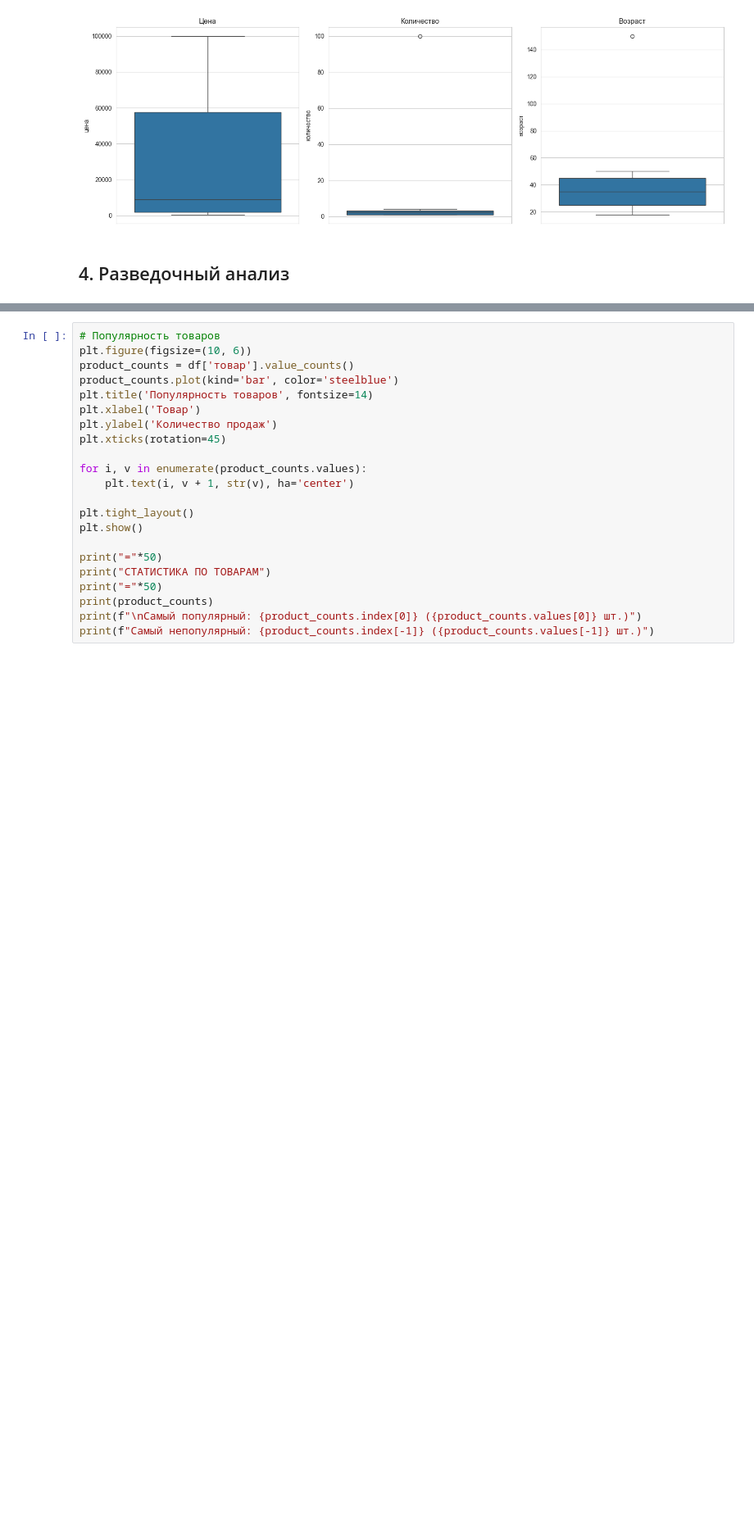
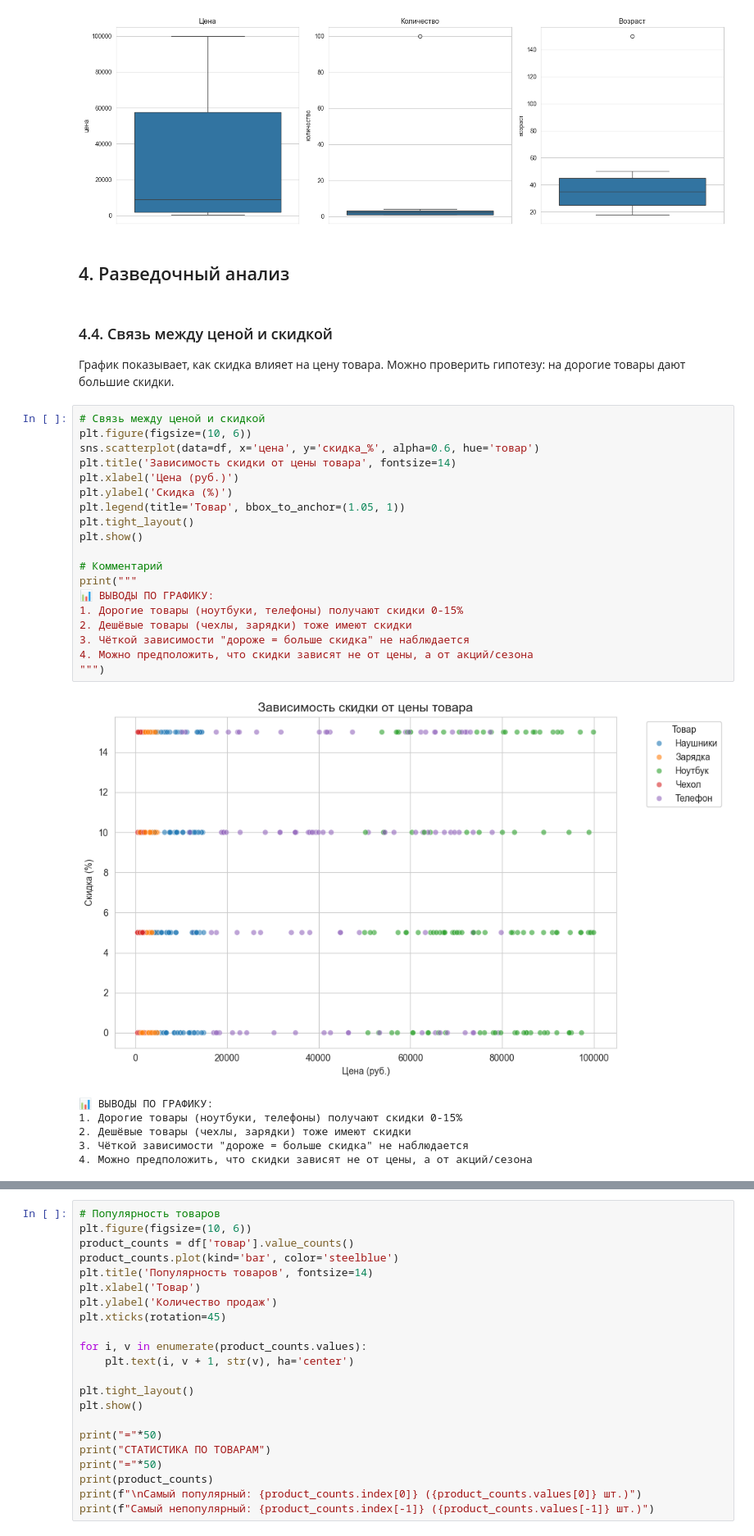
Before and after one commit to shahistakochkarova-debug/Laba-1, a Jupyter notebook: notebooks/1_data_understanding.ipynb, the cells around one changed output, grey strips where cells are left out. Shown at 82% size. Cells and saved outputs as stored; diff of their text form; blank space fills up the shorter version.

Commit message:
Add files via upload
Обновлённый Notebook с графиками  и обеснениями

```diff
--- a/notebooks/1_data_understanding.ipynb
+++ b/notebooks/1_data_understanding.ipynb
@@ -153,3 +165,34 @@ plt.show()
 [figure]
 # %% [markdown]
 ## 4. Разведочный анализ
+# %% [markdown]
+### 4.4. Связь между ценой и скидкой
+
+График показывает, как скидка влияет на цену товара.
+Можно проверить гипотезу: на дорогие товары дают большие скидки.
+# %%
+# Связь между ценой и скидкой
+plt.figure(figsize=(10, 6))
+sns.scatterplot(data=df, x='цена', y='скидка_%', alpha=0.6, hue='товар')
+plt.title('Зависимость скидки от цены товара', fontsize=14)
+plt.xlabel('Цена (руб.)')
+plt.ylabel('Скидка (%)')
+plt.legend(title='Товар', bbox_to_anchor=(1.05, 1))
+plt.tight_layout()
+plt.show()
+
+# Комментарий
+print("""
+📊 ВЫВОДЫ ПО ГРАФИКУ:
+1. Дорогие товары (ноутбуки, телефоны) получают скидки 0-15%
+2. Дешёвые товары (чехлы, зарядки) тоже имеют скидки
+3. Чёткой зависимости "дороже = больше скидка" не наблюдается
+4. Можно предположить, что скидки зависят не от цены, а от акций/сезона
+""")
+# %% [output]
+[figure, added]
+📊 ВЫВОДЫ ПО ГРАФИКУ:
+1. Дорогие товары (ноутбуки, телефоны) получают скидки 0-15%
+2. Дешёвые товары (чехлы, зарядки) тоже имеют скидки
+3. Чёткой зависимости "дороже = больше скидка" не наблюдается
+4. Можно предположить, что скидки зависят не от цены, а от акций/сезона
```
Also changed, not shown: parts of 7 cells of this notebook.
